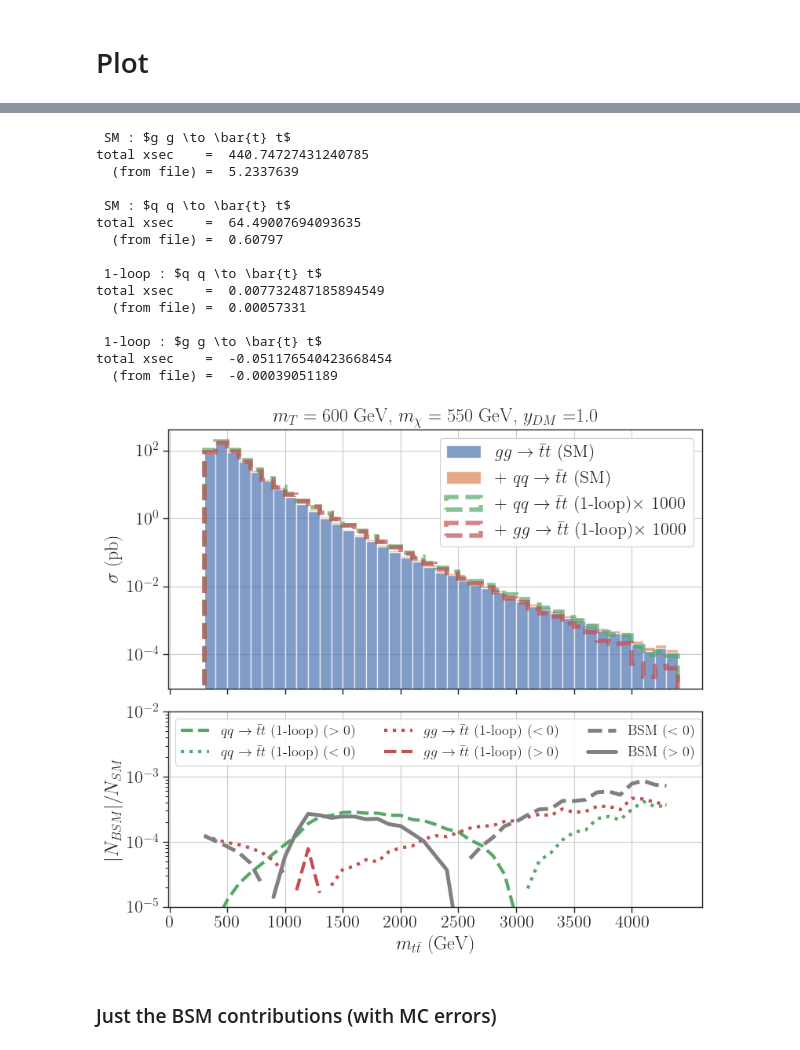
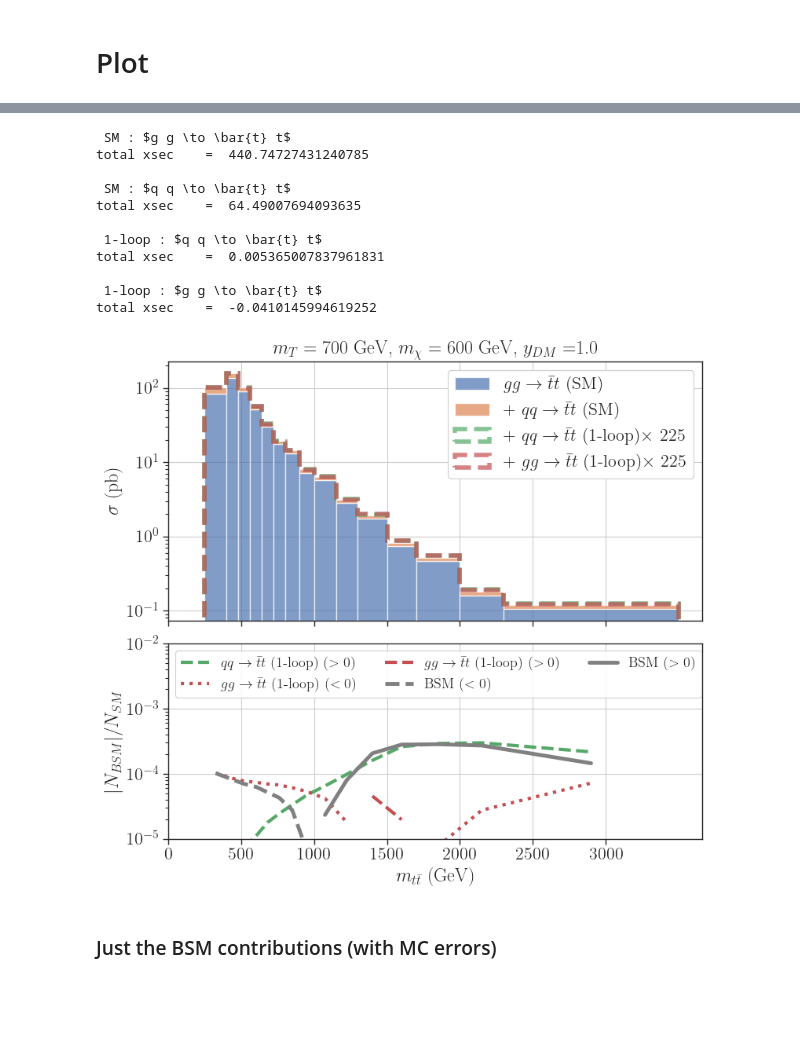
Before and after one commit to andlessa/SMStoEFT, a Jupyter notebook: notebooks/plots-tt-1loop.ipynb, the cells around one changed output, grey strips where cells are left out. Saved outputs shown, nothing was run; the diff lists cells and outputs as text; code cells hidden in the pictures; blank space fills up the shorter version.

Commit message:
Updated comparison plots

```diff
--- a/notebooks/plots-tt-1loop.ipynb
+++ b/notebooks/plots-tt-1loop.ipynb
@@ -37,3 +32,6 @@ files = [f for f in files[:] if not 'xsecs' in f]
+# %%
+files = list(glob.glob('../processFolders/*formFactors_scan/Events/*/unweighted_events.lhe.gz'))
+files += list(glob.glob('../processFolders/*born/Events/*/unweighted_events.lhe.gz'))
 # %%
 # Get info
 fileData = {f : getInfo(f) for f in files}
@@ -51,7 +49,8 @@ print(allProcesses)
 # %%
 # Select files:
 models = ['SM','1-loop']
-pars = [(600.,550.,172.5,1.0)]
+# pars = [(1000.,900.,172.5,1.0)]
+pars = [(700.,600.,172.5,1.0)]
 procs = allProcesses[:]
 
 bsmFiles = []
@@ -117,34 +116,34 @@ for f,w in weightsDict.items():
     weightsDict[f] = np.array(w)/mcTotal[f]
     print('\n %s : %s' %(fileData[f]['model'],fileData[f]['process']))
     print('total xsec    = ',sum(weightsDict[f]))
-    print('  (from file) = ',fileData[f]['xsec (pb)'])
+    # print('  (from file) = ',fileData[f]['xsec (pb)'])
 # %% [output]
  SM : $g g \to \bar{t} t$
 total xsec    =  440.74727431240785
-  (from file) =  5.2337639
 
  SM : $q q \to \bar{t} t$
 total xsec    =  64.49007694093635
-  (from file) =  0.60797
 
  1-loop : $q q \to \bar{t} t$
-total xsec    =  0.007732487185894549
-  (from file) =  0.00057331
+total xsec    =  0.005365007837961831
 
  1-loop : $g g \to \bar{t} t$
-total xsec    =  -0.051176540423668454
-  (from file) =  -0.00039051189
+total xsec    =  -0.0410145994619252
 # %%
 # Define colors
 colors = {f : sns.color_palette('deep')[i] for i,f in enumerate(mtt.keys())}
 # %%
 # Define scale factor (new yDM value)
 kscales = {f : 1.0 for f in smFiles}
-kscales.update({f : 1000 for f in bsmFiles})
+kscales.update({f : 15.0**2 for f in bsmFiles})
 # %%
 _, axarr = plt.subplots(2,sharex=True, gridspec_kw = {'height_ratios':[2, 1.5]},figsize=(8,8))
 plt.subplots_adjust(left=0.12, bottom=0.12, right=0.97, top=None, wspace=None, hspace=0.1)
-bins = np.arange(200.,4500.,100.)
+cms_bins= np.array([ 250,  400,  480,  560,  640,  720,  800,  900, 1000,
+                     1150, 1300, 1500, 1700, 2000, 2300, 3500])
+
+# bins = np.arange(200.,4500.,100.)
+bins = cms_bins
 
 labels = []
 pmodels = []
@@ -202,7 +201,7 @@ for i,h in enumerate(hists):
     ratio = np.divide(h/ks[i], hSM, out=np.zeros_like(np.abs(h)),where=hSM != 0)
     # Remove zero values
     nonzero = np.where((np.sign(ratio) != 0))
-    x = bins[:-1][nonzero]
+    x = (bins[:-1]+bins[1:])[nonzero]/2.
     y = ratio[nonzero]
     # Split curves into positive and negative segments
     xy = np.array(list(zip(x,y)))
@@ -227,7 +226,7 @@ hTotBSM = hTot-hSM
 ratio = np.divide(hTotBSM/ks[-1], hSM, out=np.zeros_like(np.abs(hTotBSM)),where=hSM != 0)
 # Remove zero values
 nonzero = np.where((np.sign(ratio) != 0))
-x = bins[:-1][nonzero]
+x = (bins[:-1]+bins[1:])[nonzero]/2.
 y = ratio[nonzero]
 # Split curves into positive and negative segments
 xy = np.array(list(zip(x,y)))
@@ -240,35 +239,35 @@ for xySplit in np.split(xy,np.where(y[:-1]/y[1:]<0)[0]+1):
         label = r'BSM ($>0$)'
 
     if label not in labelsTrack:
         labelsTrack.append(label)
     else:
         label = None
     axarr[1].plot(xySplit[:,0],np.abs(xySplit[:,1]),linewidth=3.5,linestyle=ls,
                       label=label,c='gray',alpha=1.0)
 
 
 
 axarr[0].set_yscale('log')
 # axarr[0].set_ylim(1e-4,500)
 axarr[0].set_xticks(np.arange(0.,bins.max(),500))
 # axarr[0].set_xlim(250,1500)
 axarr[1].set_xlabel(r'$m_{t\bar{t}}$ (GeV)')
 axarr[0].set_ylabel(r'$\sigma$ (pb)')
 axarr[1].set_ylabel(r'$|N_{BSM}|/N_{SM}$')
 axarr[1].set_ylim(1e-5,1e-2)
 axarr[1].set_yscale('log')
 axarr[1].set_yticks([1e-5,1e-4,1e-3,1e-2])
 axarr[0].grid()
 axarr[1].grid()
 
 
 axarr[0].legend(framealpha=1.0)
 axarr[1].legend(framealpha=0.9,ncol=3,loc='upper left',fontsize=13)
 axarr[0].set_title(r'$m_{T} = %1.0f$ GeV, $m_{\chi} = %1.0f$ GeV, $y_{DM} = $%1.1f' %(mST,mChi,yDM))
-plt.savefig('mtt_mST%i_mChi%i_1loop.jpg' %(int(mST),int(mChi)))
+plt.savefig('mtt_mST%i_mChi%i_eft.jpg' %(int(mST),int(mChi)))
 plt.show()
 # %% [output]
-[figure, old version]
+[figure, new version]
 # %% [markdown]
 ### Just the BSM contributions (with MC errors)
 # %%
```
Also changed, not shown: parts of 5 cells of this notebook, 4 other files.
